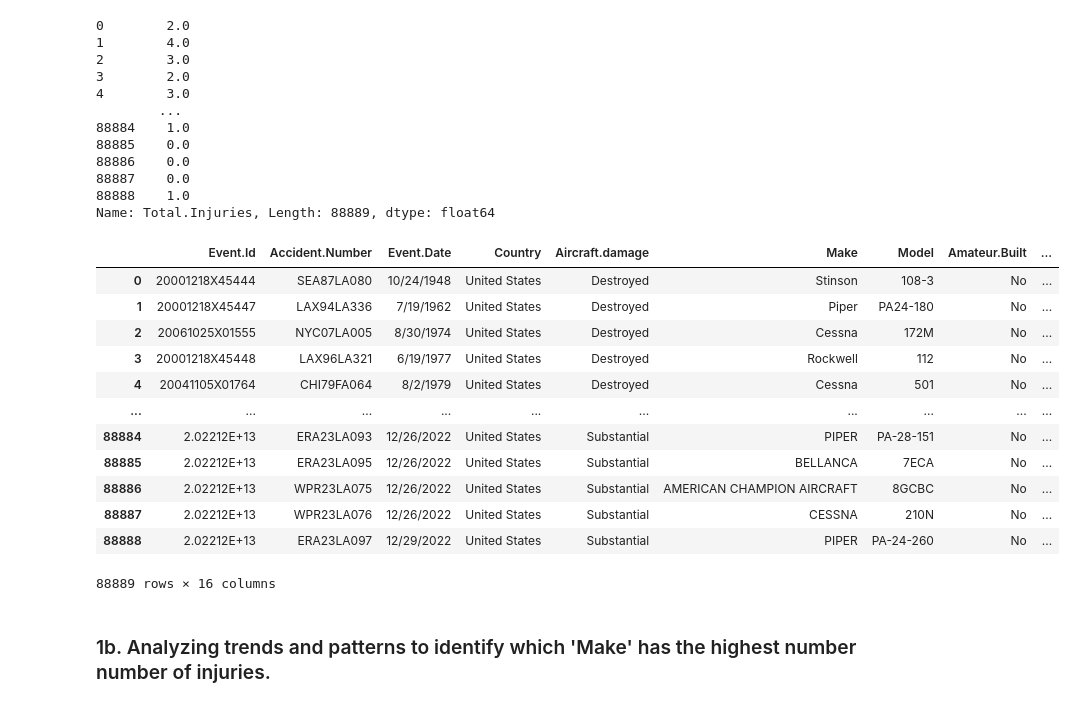
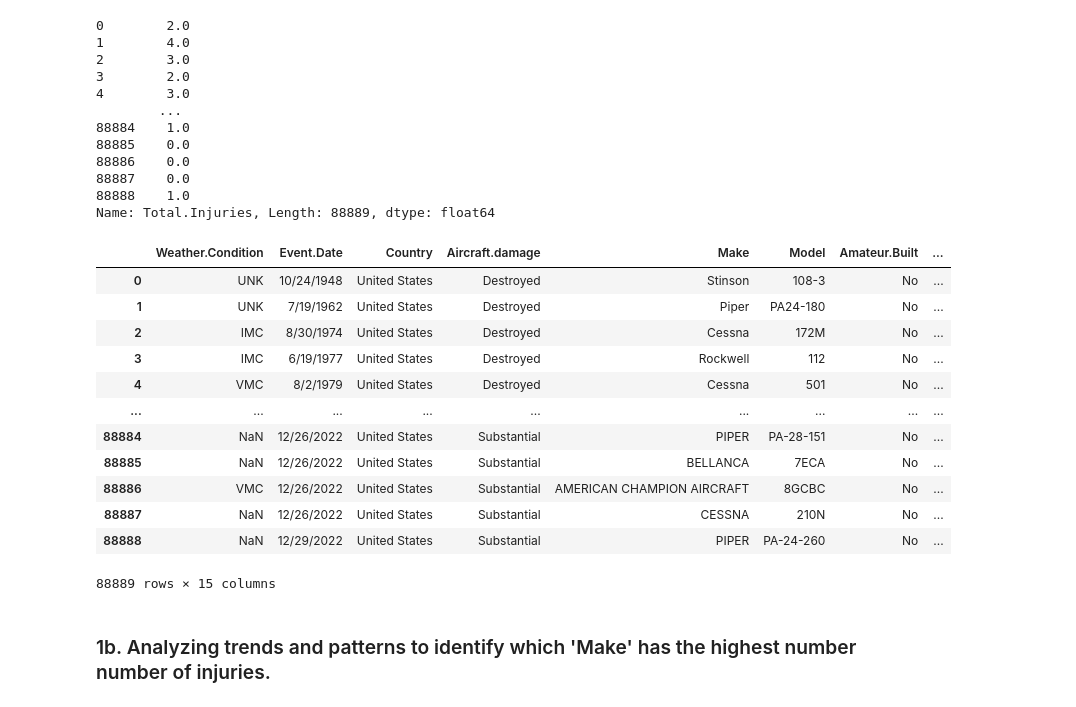
Before and after one commit to Namnyak/FINAL-PROJECT, a Jupyter notebook: FINAL_PROJECT.ipynb, the cells around one changed output. Cells and saved outputs as stored; diff of their text form; code cells hidden in the pictures.

```diff
--- a/FINAL_PROJECT.ipynb
+++ b/FINAL_PROJECT.ipynb
@@ -553,26 +562,26 @@ Name: Total.Injuries, Length: 88889, dtype: float64
 # %%
 #adding the new column to the selected columns
 relevant_columns = [
-    'Event.Id', 'Accident.Number', 'Event.Date', 'Country', 'Aircraft.damage',
+    'Weather.Condition', 'Event.Date', 'Country', 'Aircraft.damage',
     'Make', 'Model', 'Amateur.Built', 'Number.of.Engines', 'Engine.Type',
     'Total.Fatal.Injuries', 'Total.Serious.Injuries', 'Total.Minor.Injuries', 'Total.Uninjured','Purpose.of.flight','Total.Injuries'
 ]
 aircraft_data = df[relevant_columns]
 aircraft_data
 # %% [output]
-|  | Event.Id | Accident.Number | Event.Date | Country | Aircraft.damage | Make | Model | Amateur.Built | ... |
-| 0 | 20001218X45444 | SEA87LA080 | 10/24/1948 | United States | Destroyed | Stinson | 108-3 | No | ... |
-| 1 | 20001218X45447 | LAX94LA336 | 7/19/1962 | United States | Destroyed | Piper | PA24-180 | No | ... |
-| 2 | 20061025X01555 | NYC07LA005 | 8/30/1974 | United States | Destroyed | Cessna | 172M | No | ... |
-| 3 | 20001218X45448 | LAX96LA321 | 6/19/1977 | United States | Destroyed | Rockwell | 112 | No | ... |
-| 4 | 20041105X01764 | CHI79FA064 | 8/2/1979 | United States | Destroyed | Cessna | 501 | No | ... |
-| ... | ... | ... | ... | ... | ... | ... | ... | ... | ... |
-| 88884 | 2.02212E+13 | ERA23LA093 | 12/26/2022 | United States | Substantial | PIPER | PA-28-151 | No | ... |
-| 88885 | 2.02212E+13 | ERA23LA095 | 12/26/2022 | United States | Substantial | BELLANCA | 7ECA | No | ... |
-| 88886 | 2.02212E+13 | WPR23LA075 | 12/26/2022 | United States | Substantial | AMERICAN CHAMPION AIRCRAFT | 8GCBC | No | ... |
-| 88887 | 2.02212E+13 | WPR23LA076 | 12/26/2022 | United States | Substantial | CESSNA | 210N | No | ... |
-| 88888 | 2.02212E+13 | ERA23LA097 | 12/29/2022 | United States | Substantial | PIPER | PA-24-260 | No | ... |
+|  | Weather.Condition | Event.Date | Country | Aircraft.damage | Make | Model | Amateur.Built | ... |
+| 0 | UNK | 10/24/1948 | United States | Destroyed | Stinson | 108-3 | No | ... |
+| 1 | UNK | 7/19/1962 | United States | Destroyed | Piper | PA24-180 | No | ... |
+| 2 | IMC | 8/30/1974 | United States | Destroyed | Cessna | 172M | No | ... |
+| 3 | IMC | 6/19/1977 | United States | Destroyed | Rockwell | 112 | No | ... |
+| 4 | VMC | 8/2/1979 | United States | Destroyed | Cessna | 501 | No | ... |
+| ... | ... | ... | ... | ... | ... | ... | ... | ... |
+| 88884 | NaN | 12/26/2022 | United States | Substantial | PIPER | PA-28-151 | No | ... |
+| 88885 | NaN | 12/26/2022 | United States | Substantial | BELLANCA | 7ECA | No | ... |
+| 88886 | VMC | 12/26/2022 | United States | Substantial | AMERICAN CHAMPION AIRCRAFT | 8GCBC | No | ... |
+| 88887 | NaN | 12/26/2022 | United States | Substantial | CESSNA | 210N | No | ... |
+| 88888 | NaN | 12/29/2022 | United States | Substantial | PIPER | PA-24-260 | No | ... |
-88889 rows × 16 columns
+88889 rows × 15 columns
 # %% [markdown]
 ### 1b. Analyzing trends and patterns to identify which 'Make' has the highest number number of injuries.
 # %%
```
Also changed, not shown: parts of 29 cells of this notebook.
